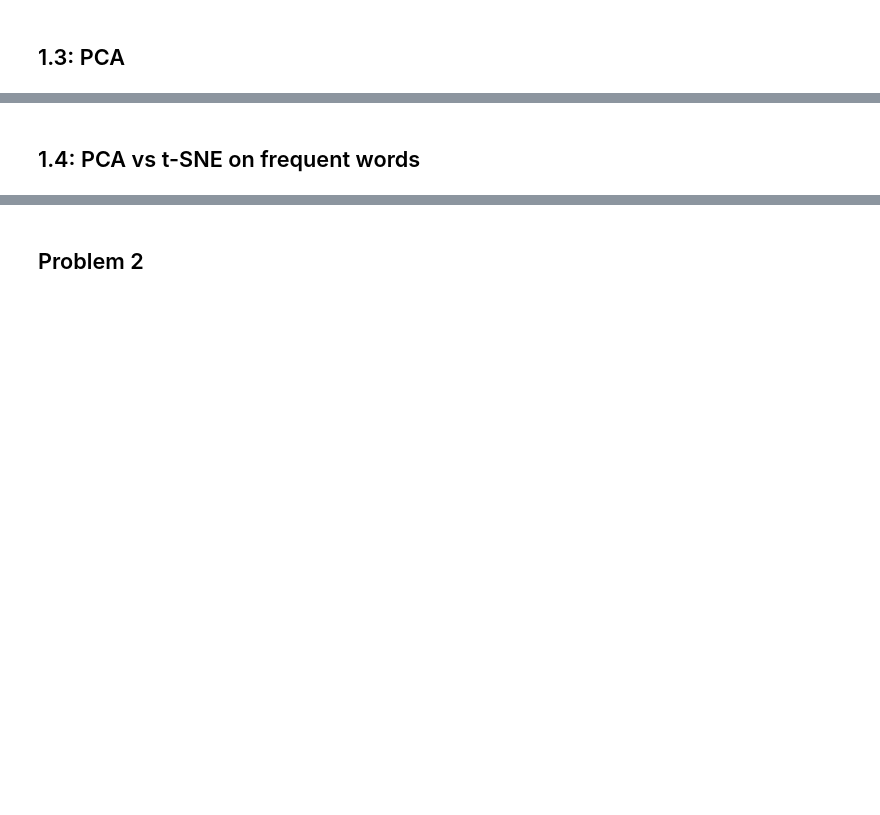
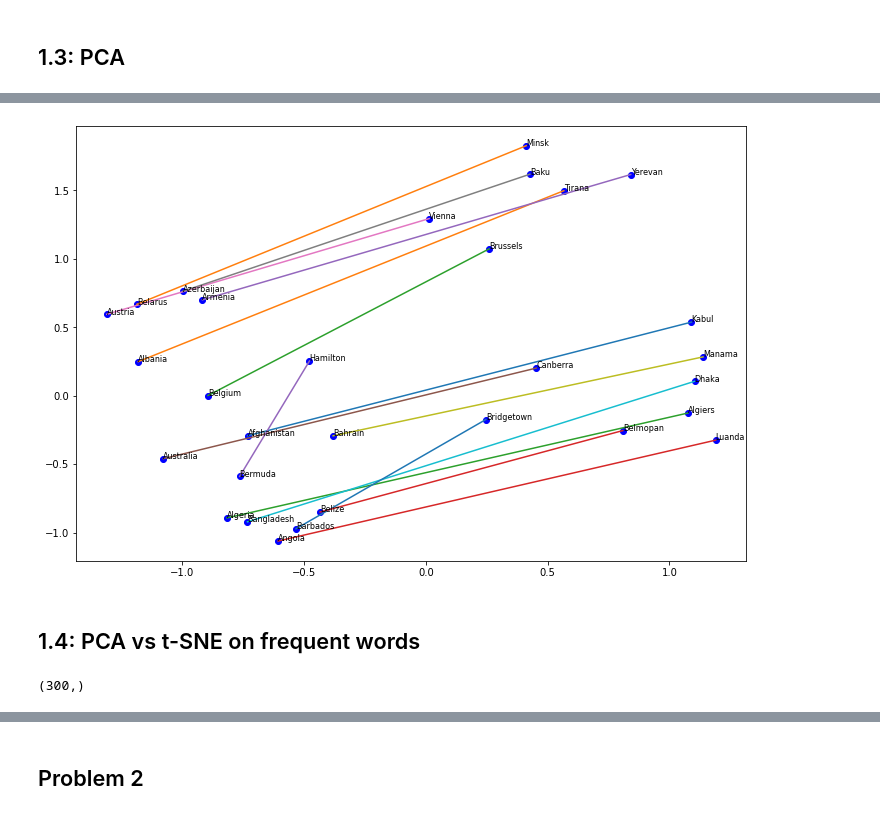
Before and after one commit to AdrianUrbanski/DL, a Jupyter notebook: Assignment4.ipynb, the cells around one changed output, grey strips where cells are left out. Cells and saved outputs as stored; diff of their text form; code cells hidden in the pictures; blank space fills up the shorter version.

```diff
--- a/Assignment4.ipynb
+++ b/Assignment4.ipynb
@@ -340,8 +401,36 @@ from sklearn.decomposition import PCA
 # Hint:
 # - the function "annotate" can be used to put text onto the plot
 #
+
+pca = PCA(n_components=2)
+reduced_vecs = pca.fit_transform(geo_vecs)
+# %%
+plt.figure(figsize=(12,8))
+
+#countries_num = reduced_vecs.shape[0]//2
+countries_num = 15
+
+for i in range(countries_num):
+    country_idx = 2*i
+    capital_idx = 2*i+1
+    country_x, country_y = reduced_vecs[country_idx][0], reduced_vecs[country_idx][1]
+    capital_x, capital_y = reduced_vecs[capital_idx][0], reduced_vecs[capital_idx][1]
+
+    plt.scatter([country_x, capital_x], [country_y, capital_y], c='b')
+    plt.plot([country_x, capital_x], [country_y, capital_y])
+
+    plt.text(x=reduced_vecs[country_idx][0], y=reduced_vecs[country_idx][1],
+             s=geo[country_idx], fontsize=8)
+    plt.text(x=reduced_vecs[capital_idx][0], y=reduced_vecs[capital_idx][1],
+             s=geo[capital_idx], fontsize=8)
+# %% [output]
+[figure, added]
 # %% [markdown]
 ## 1.4: PCA vs t-SNE on frequent words
+# %%
+ftext.vec[0].shape
+# %% [output]
+(300,)
 # %%
 # Select words starting from the 200th to ommit stop words,
 # which have at least 3 chars
```
Also changed, not shown: parts of 18 cells of this notebook.
